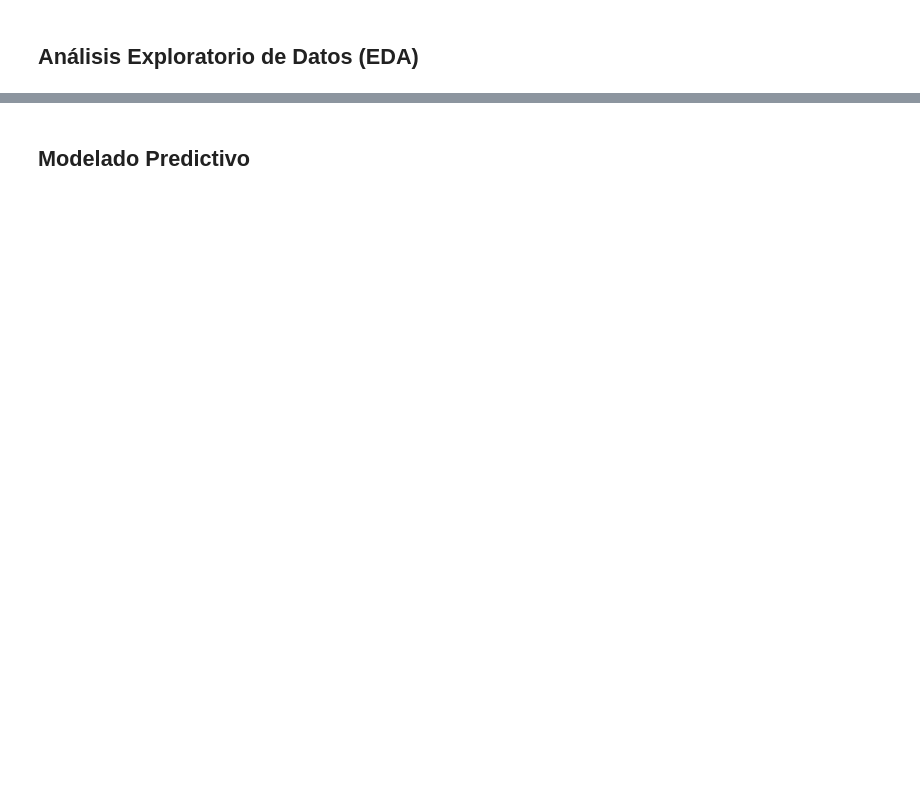
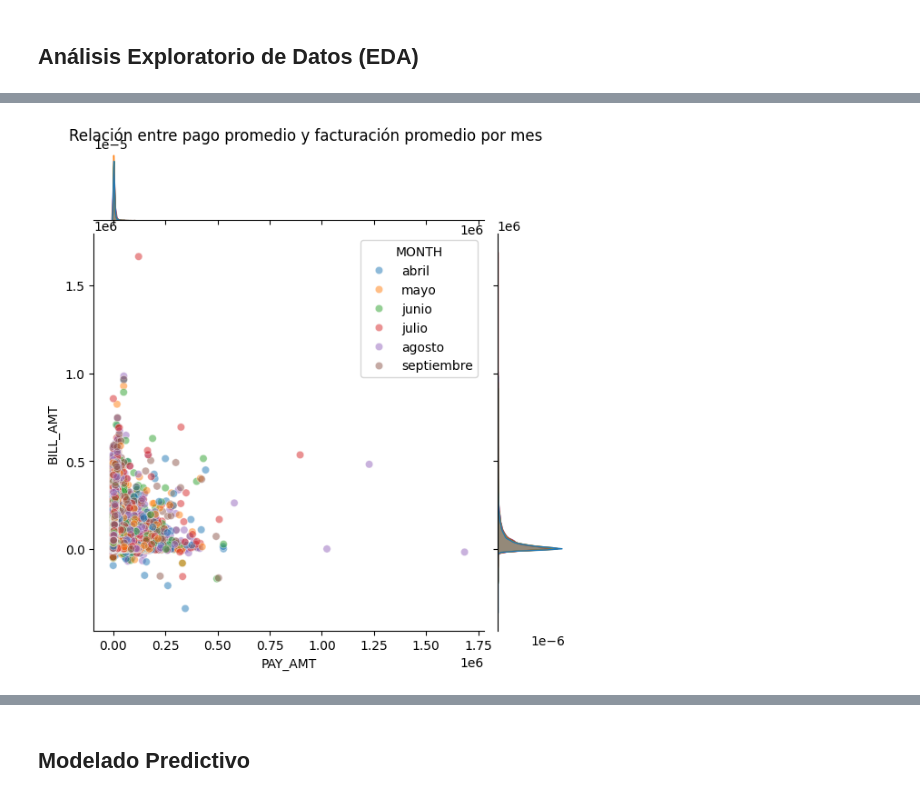
Before and after one commit to Nuria-01/MASTER_UNED_NuriaFdez, a Jupyter notebook: Trabajo_Fin_de_Master.ipynb, the cells around one changed output, grey strips where cells are left out. Drawn from its saved outputs; the diff is of its cells as text; code cells hidden in the pictures; blank space fills up the shorter version.

```diff
--- a/Trabajo_Fin_de_Master.ipynb
+++ b/Trabajo_Fin_de_Master.ipynb
@@ -96,0 +147,7 @@ drive.mount('/content/drive')
+# %%
+df['SEX'] = df['SEX'].replace({1: 'Hombre', 2: 'Mujer'})
+df['EDUCATION'] = df['EDUCATION'].replace({1: 'Posgrado', 2: 'Universidad', 3: 'Secundaria', 4: 'Desconocido', 5: 'Desconocido', 6: 'Desconocido', 0: 'Desconocido'})
+df['MARRIAGE'] = df['MARRIAGE'].replace({1: 'Casado', 2: 'Soltero', 3: 'Desconocido', 0: 'Desconocido'})
+df['default payment next month'] = df['default payment next month'].replace({1: 'Sí', 0: 'No'})
+
+df.head()
@@ -100,0 +684,20 @@ drive.mount('/content/drive')
+# %%
+## RELACION ENTRE PAY_AMT Y BILL_AMT
+
+# Agrupamos por cliente y mes para sacar medias
+df_avg = df_long.groupby(['ID', 'MONTH'])[['PAY_AMT', 'BILL_AMT']].mean().reset_index()
+
+# Gráfico scatter con histogramas marginales
+sns.jointplot(
+    data=df_avg,
+    x='PAY_AMT',
+    y='BILL_AMT',
+    hue='MONTH',         # Colorear por mes
+    kind='scatter',
+    alpha=0.5
+)
+
+plt.suptitle("Relación entre pago promedio y facturación promedio por mes", y=1.02)
+plt.show()
+# %% [output]
+[figure, added]
```
Also changed, not shown: parts of 152 cells of this notebook.
